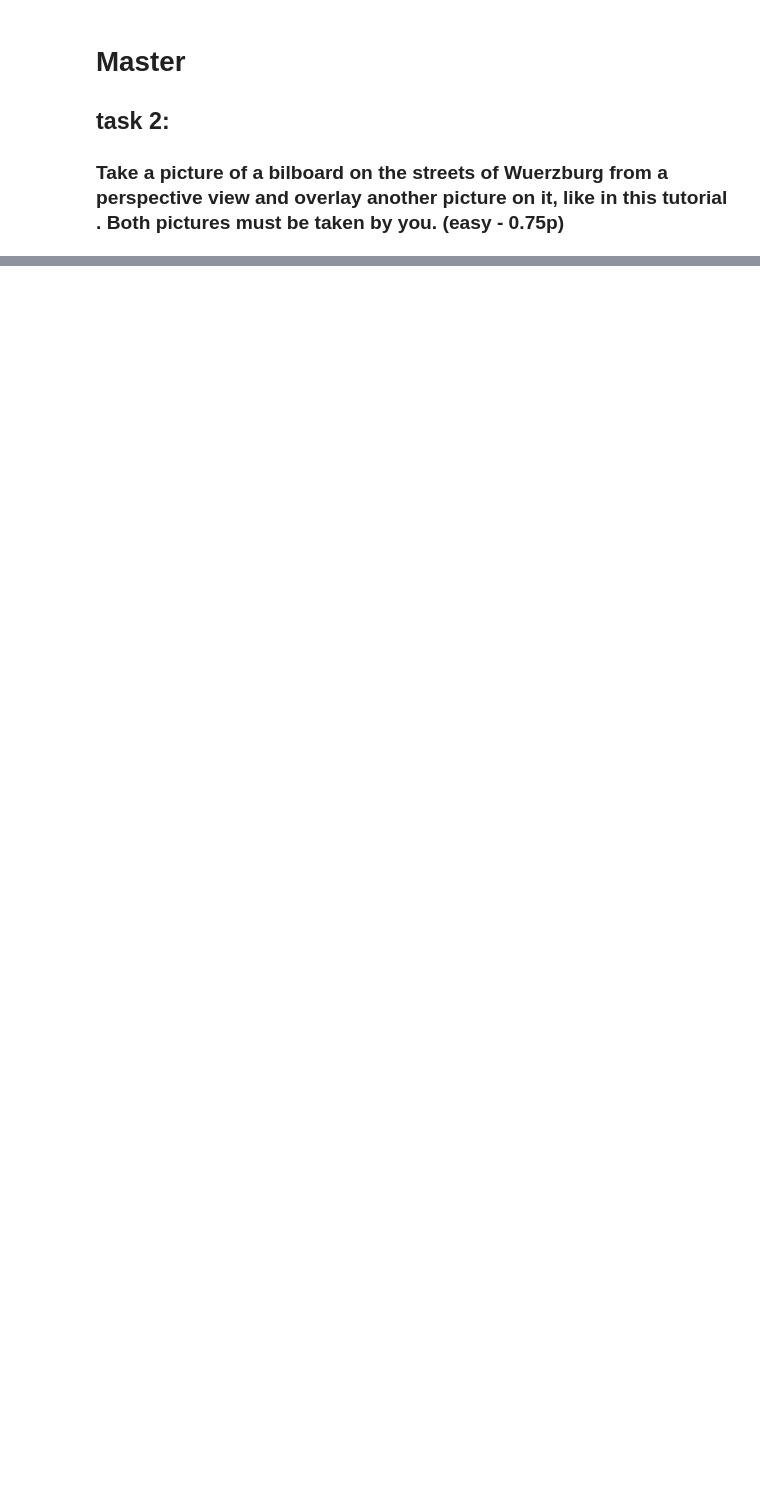
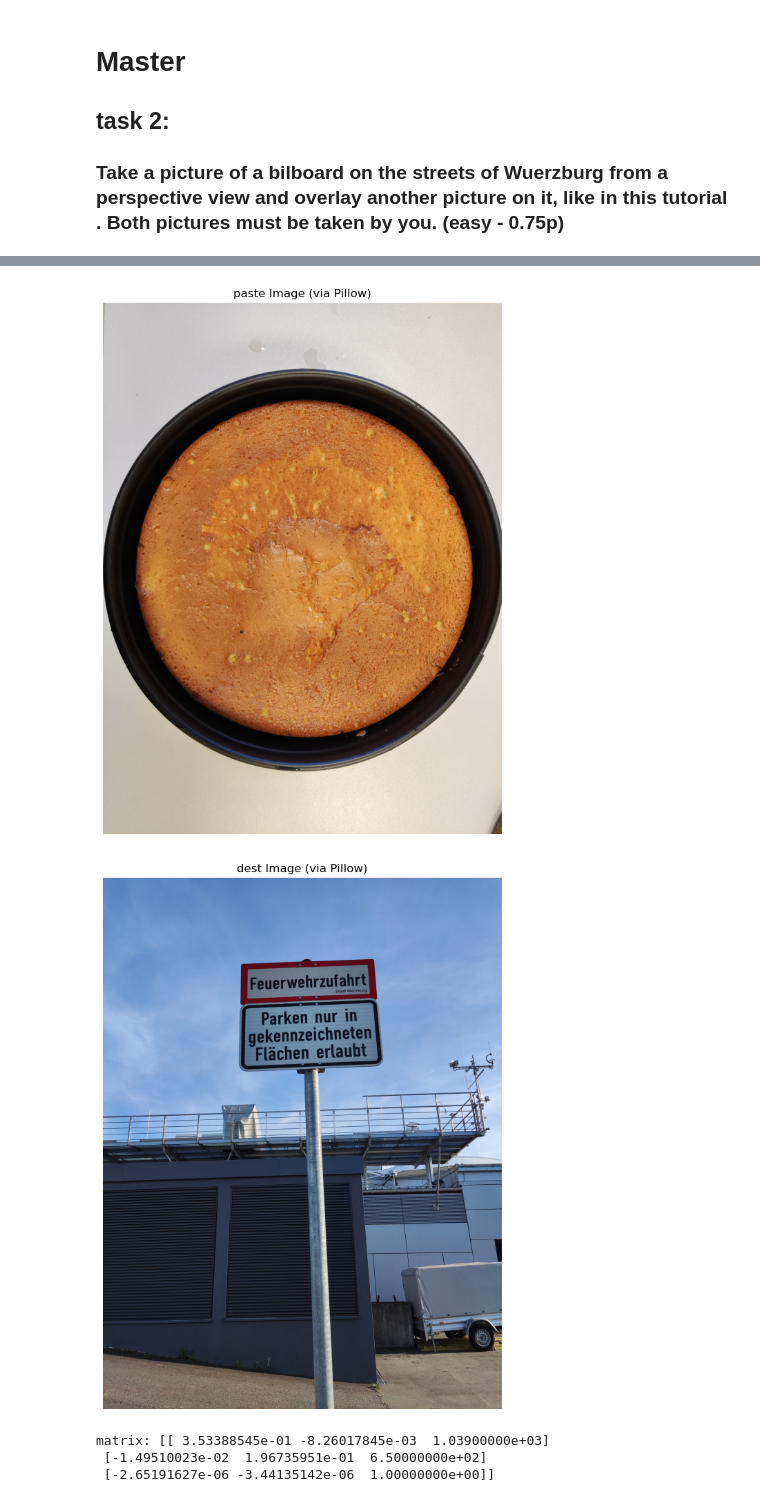
Before and after one commit to Yeeyao/JMUComputerVisionHomework, a Jupyter notebook: task2.ipynb, the cells around one changed output, grey strips where cells are left out. Saved outputs shown, nothing was run; the diff lists cells and outputs as text; code cells hidden in the pictures; blank space fills up the shorter version.

Commit message:
improve image display by convert BGR to RGB, task2 uses fix coordinate instead of pop-window

```diff
--- a/task2.ipynb
+++ b/task2.ipynb
@@ -67,0 +8,78 @@ matrix: [[-1.26295487e-02  3.23164803e-01  3.43000000e+02]
+# %%
+from matplotlib import pyplot as plt
+from os import path
+# code reference: https://medium.com/@conghung43/image-projective-transformation-with-opencv-python-f0028aaf2b6d
+# since the resolutions of photos taken by my phone are too large, I have to scale them down to display on my screen properly
+import cv2 as cv2
+import numpy as np
+from PIL import Image, ImageOps
+
+
+## code generated by Google aistudio: Gemini 2.5 Pro Preview 03-25
+# I don't know how to display my photo taken by my phone which has sRGB color representation property
+def display_image(image_np, title='Image'):
+    """Displays a NumPy array image using Matplotlib."""
+    if image_np is None:
+        print("Cannot display None image.")
+        return
+    if image_np.ndim != 3 or image_np.shape[2] != 3:
+        print(f"Image needs to be 3 channels (RGB) for display, but got shape {image_np.shape}")
+        # Optionally try grayscale display:
+        # plt.imshow(image_np, cmap='gray')
+        return
+    # Increased size slightly
+    fig, ax = plt.subplots(figsize=(10,10))
+    ax.imshow(image_np)
+    ax.set_title(title)
+    ax.axis('off')
+    plt.show()
+
+if __name__ == '__main__':
+    # my own code: use a file path instead fixed string
+    task2_dir = "Assets/task2"
+    task2_src_image_name = "src_org.jpg"
+    src_image_path = path.join(task2_dir, task2_src_image_name)
+    # print image
+    src_image_pil = Image.open(src_image_path)
+    src_image_pil = ImageOps.exif_transpose(src_image_pil)
+    image1_np_rgb = np.array(src_image_pil)
+    display_image(image1_np_rgb, 'paste Image (via Pillow)')
+    # Read source image
+    img_src = cv2.imread(src_image_path, cv2.IMREAD_COLOR)
+    # cv2.imwrite('source_image.jpg', img_src)
+    h, w, c = img_src.shape
+    # Get source image parameter: [[left,top], [left,bottom], [right, top], [right, bottom]]
+    # here get the whole image as lab code:
+    # src_pts = np.float32([[0, 0], [0, test_chart.shape[0]], [test_chart.shape[1], 0], [test_chart.shape[1], test_chart.shape[0]]])
+    img_src_coordinate = np.array([[0, 0], [0, h], [w, 0], [w, h]])
+    # also use a file path to read destination image
+    task2_dest_image_name = "bg_org.jpg"
+    dest_image_path = path.join(task2_dir, task2_dest_image_name)
+    # print image
+    dest_image_pil = Image.open(dest_image_path)
+    dest_image_pil = ImageOps.exif_transpose(dest_image_pil)
+    image1_np_rgb = np.array(dest_image_pil)
+    display_image(image1_np_rgb, 'dest Image (via Pillow)')
+    # read background image
+    img_dest = cv2.imread(dest_image_path, cv2.IMREAD_COLOR)
+    # copy destination image for get_paste_position (Just avoid destination image will be draw)
+    img_dest_copy = img_dest.copy()  #np.tile(img_dest, 1)
+    # Here I figure out the coordinate by hand
+    paste_coordinate = [[1039,650],[1020,1457],[2116,610],[2112,1423]]
+    paste_coordinate = np.array(paste_coordinate)
+
+    # Get perspective matrix, describe how to transform the pixels from the source image (img_src) to their new positions
+    matrix, _ = cv2.findHomography(img_src_coordinate, paste_coordinate, 0)
+    print(f'matrix: {matrix}')
+    # use the matrix to do the transformation
+    perspective_img = cv2.warpPerspective(img_src, matrix, (img_dest.shape[1], img_dest.shape[0]))
+    cv2.copyTo(src=perspective_img, mask=np.tile(perspective_img, 1), dst=img_dest)
+    # convert BGR to RGB before displaying
+    img_dest_rgb = cv2.cvtColor(img_dest, cv2.COLOR_BGR2RGB)
+    display_image(img_dest_rgb, 'dest Image after replacement (via Pillow)')
+# %% [output]
+[figure, added]
+[figure, added]
+matrix: [[ 3.53388545e-01 -8.26017845e-03  1.03900000e+03]
+ [-1.49510023e-02  1.96735951e-01  6.50000000e+02]
+ [-2.65191627e-06 -3.44135142e-06  1.00000000e+00]]
```
Also changed, not shown: parts of 3 cells of this notebook, 2 other files.
